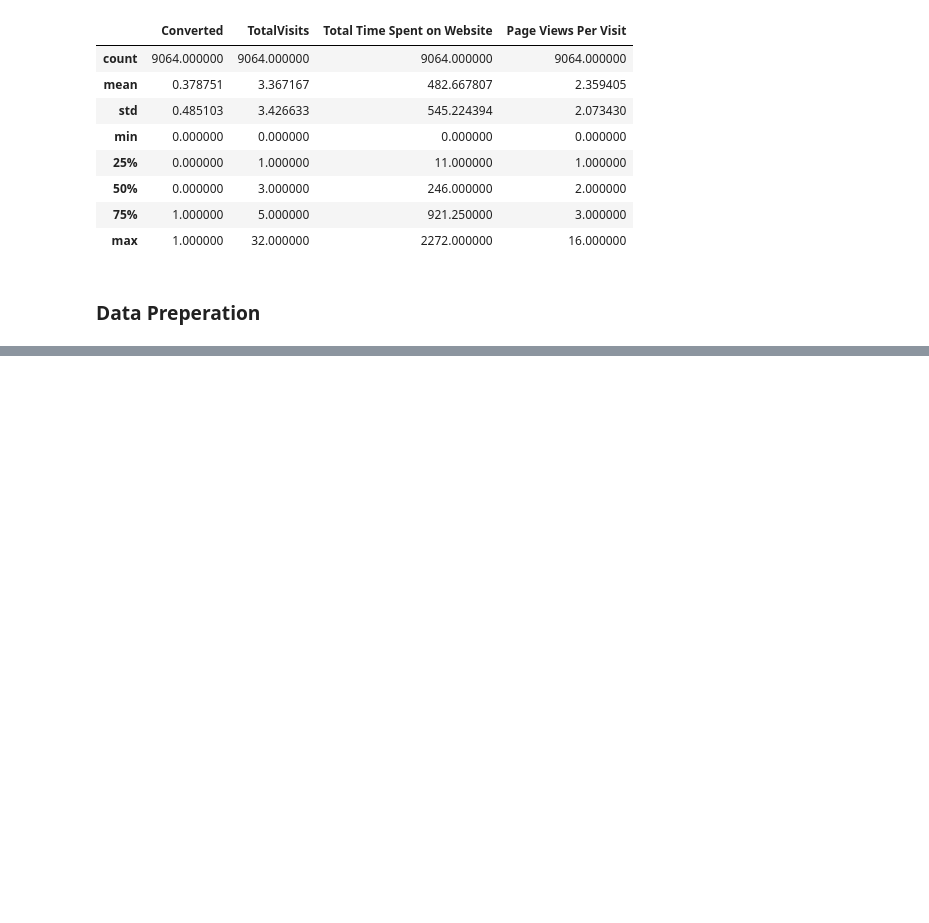
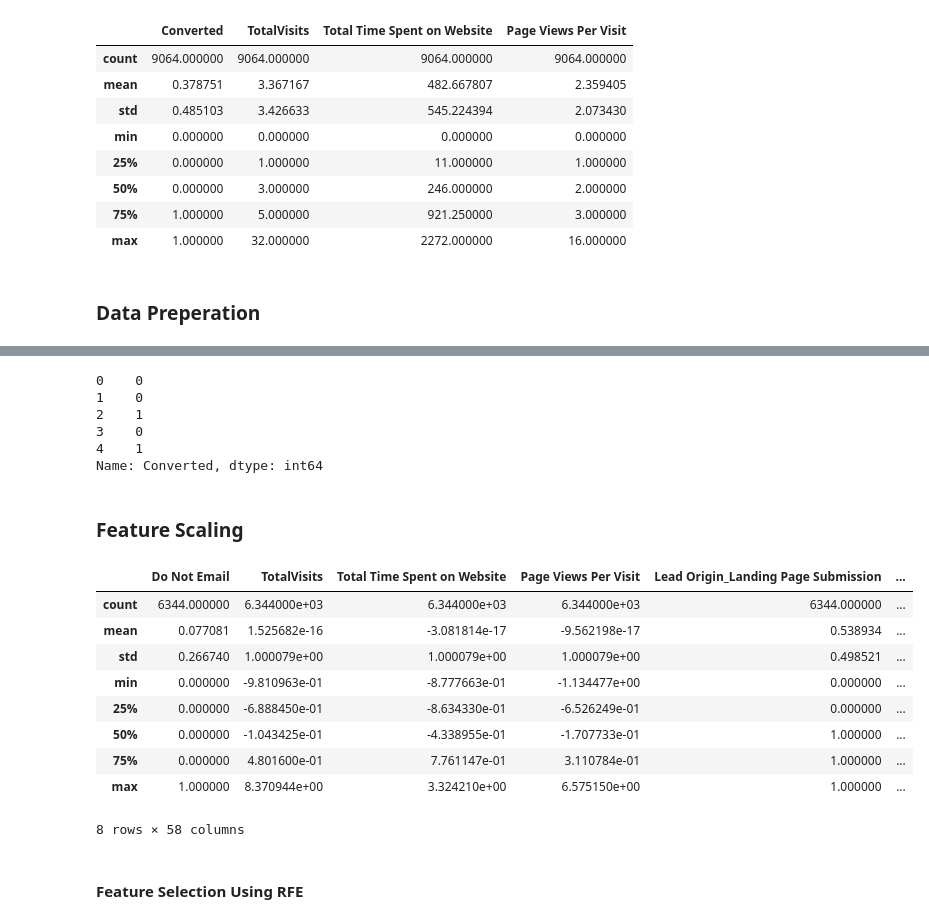
Before and after one commit to anujgupta0/Lead_Score_case_study, a Jupyter notebook: Lead_score_Case_study.ipynb, the cells around one changed output, grey strips where cells are left out. Drawn from its saved outputs; the diff is of its cells as text; code cells hidden in the pictures; blank space fills up the shorter version.

Commit message:
Data Preperation

```diff
--- a/Lead_score_Case_study.ipynb
+++ b/Lead_score_Case_study.ipynb
@@ -456,0 +511,4 @@ lead.describe()
+# %%
+# Dropping the columns which are already maked as dummy
+lead = lead.drop(columns=["Lead Origin","Lead Source","Last Activity","Last Notable Activity"], axis=1)
+lead.head()
@@ -456,0 +525,4 @@ lead.describe()
+# %%
+from sklearn.model_selection import train_test_split
+X = lead.drop(columns = ["Prospect ID" , "Converted"] , axis =1)
+X.head()
@@ -456,0 +537,36 @@ lead.describe()
+# %%
+y = lead["Converted"]
+y.head()
+# %% [output]
+0    0
+1    0
+2    1
+3    0
+4    1
+Name: Converted, dtype: int64
+# %%
+# Splitting the data for train and test set.
+X_train , X_test , y_train , y_test = train_test_split(X,y,train_size = 0.7 ,test_size = 0.3 , random_state = 100)
+# %% [markdown]
+### Feature Scaling
+# %%
+from sklearn.preprocessing import StandardScaler
+
+scaler = StandardScaler()
+
+X_train[['TotalVisits','Total Time Spent on Website','Page Views Per Visit']] = scaler.fit_transform(X_train[['TotalVisits','Total Time Spent on Website','Page Views Per Visit']])
+
+X_train.describe()
+# %% [output]
+|  | Do Not Email | TotalVisits | Total Time Spent on Website | Page Views Per Visit | Lead Origin_Landing Page Submission | ... |
+| count | 6344.000000 | 6.344000e+03 | 6.344000e+03 | 6.344000e+03 | 6344.000000 | ... |
+| mean | 0.077081 | 1.525682e-16 | -3.081814e-17 | -9.562198e-17 | 0.538934 | ... |
+| std | 0.266740 | 1.000079e+00 | 1.000079e+00 | 1.000079e+00 | 0.498521 | ... |
+| min | 0.000000 | -9.810963e-01 | -8.777663e-01 | -1.134477e+00 | 0.000000 | ... |
+| 25% | 0.000000 | -6.888450e-01 | -8.634330e-01 | -6.526249e-01 | 0.000000 | ... |
+| 50% | 0.000000 | -1.043425e-01 | -4.338955e-01 | -1.707733e-01 | 1.000000 | ... |
+| 75% | 0.000000 | 4.801600e-01 | 7.761147e-01 | 3.110784e-01 | 1.000000 | ... |
+| max | 1.000000 | 8.370944e+00 | 3.324210e+00 | 6.575150e+00 | 1.000000 | ... |
+8 rows × 58 columns
+# %% [markdown]
+#### Feature Selection Using RFE
```
Also changed, not shown: parts of 14 cells of this notebook.
